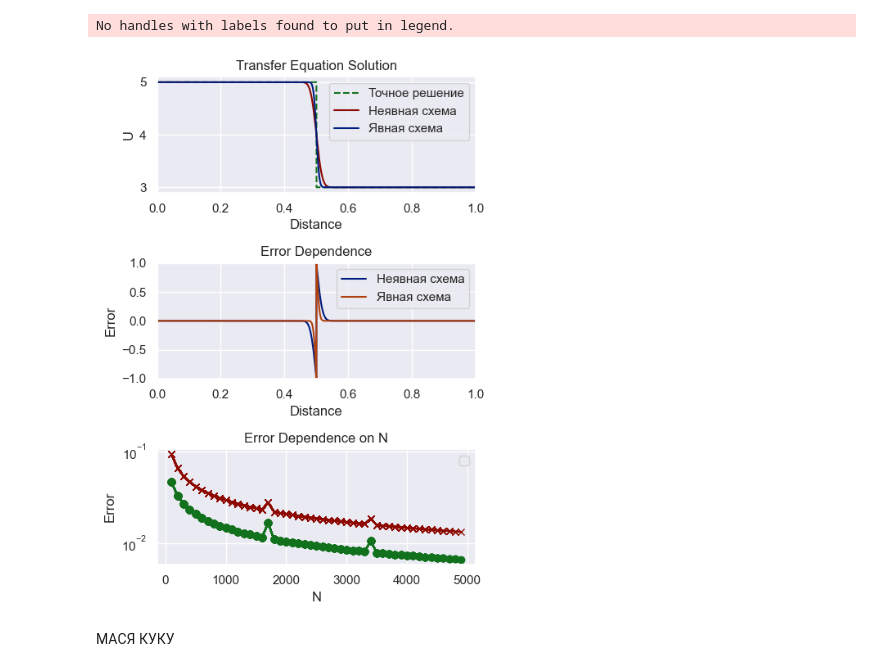
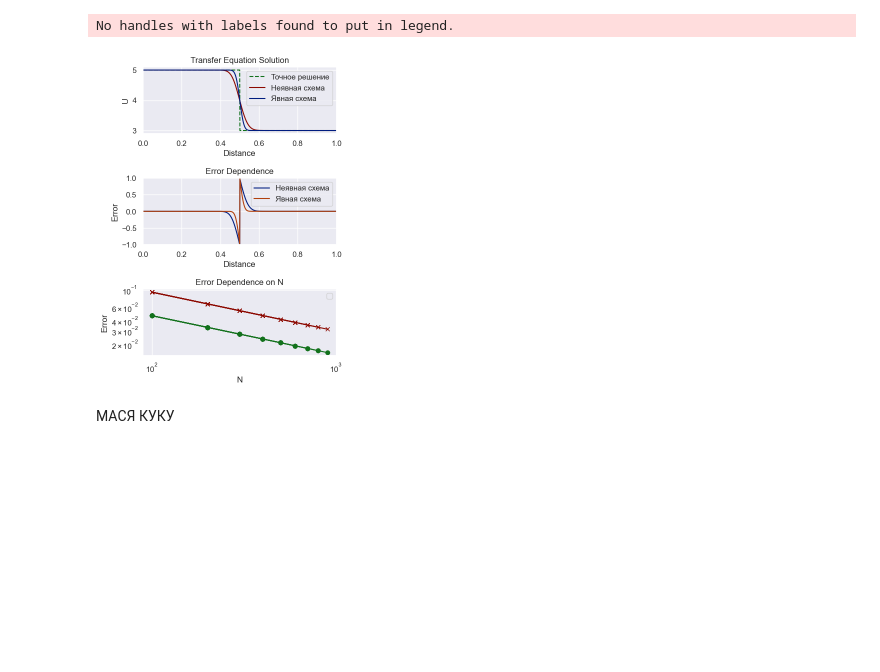
Before and after one commit to GertCell/PhysDep, a Jupyter notebook: GasDyn/Wave_optimised.ipynb, the cells around one changed output. Saved outputs shown, nothing was run; the diff lists cells and outputs as text; code cells hidden in the pictures; blank space fills up the shorter version.

```diff
--- a/GasDyn/Wave_optimised.ipynb
+++ b/GasDyn/Wave_optimised.ipynb
@@ -8,7 +8,7 @@ from matplotlib import style
 
 #%matplotlib inline
 
-sns.set(rc={"figure.dpi":100, 'savefig.dpi':400})
+sns.set(rc={"figure.dpi":50, 'savefig.dpi':100})
 sns.set_theme(style="darkgrid", palette="dark")
 
 # dont forget N/Nx = 1/2
@@ -17,7 +17,7 @@ H = 1
 T = 1
 
 a = 0.5
-Max = 5000
+Max = 1000
 
 # Data arrays
 M = np.array([])
@@ -70,8 +70,10 @@ subplot(313)
 axis()
 xlabel('N')
 ylabel('Error')
+
 title('Error Dependence on N')
-
+yscale('log')
+xscale('log')
 
 
 
@@ -158,36 +160,36 @@ for m in range(100, Max, 100):
     U1[0] = 5
 
     U2 = np.ones(len(X))*3
     U2[0] = 5
 
 
     E1 = [0] * len(X)
     E2 = [0] * len(X)
 
     real(m)
     implicit(m, Up)
     explicit(m, Up)
     M = np.append(M, m)
     np.append(E_1, abs(E1[int(m/2) - int(m/25)]))
     #ln6, = semilogy(M, E_1, 'go-', label = 'Ошибка неявной схемы')
 
     np.append(E_2, abs(E2[int(m/2) - int(m/25)]))
     #ln7, = semilogy(M, E_2, 'rx-', label = 'Ошибка явной схемы')
     #ln6.set_data(M, E_1)
     #ln7.set_data(M, E_2)
 
     sq_err_1 = np.mean((U1 - Up)**2)
     S_1 = np.append(S_1, sq_err_1)
     sq_err_2 = np.mean((U2-Up)**2)
     S_2 = np.append(S_2, sq_err_2)
-    ln8, = semilogy(M, S_1, 'rx-')
-    ln9, = semilogy(M, S_2, 'go-')
+    ln8, = plot(M, S_1, 'rx-')
+    ln9, = plot(M, S_2, 'go-')
 
 
 gcf().canvas.draw()
 # %% [output]
 No handles with labels found to put in legend.
-[figure, old version]
+[figure, new version]
 # %% [markdown]
 МАСЯ КУКУ
 # %%
```
Also changed, not shown: parts of 4 cells of this notebook.
